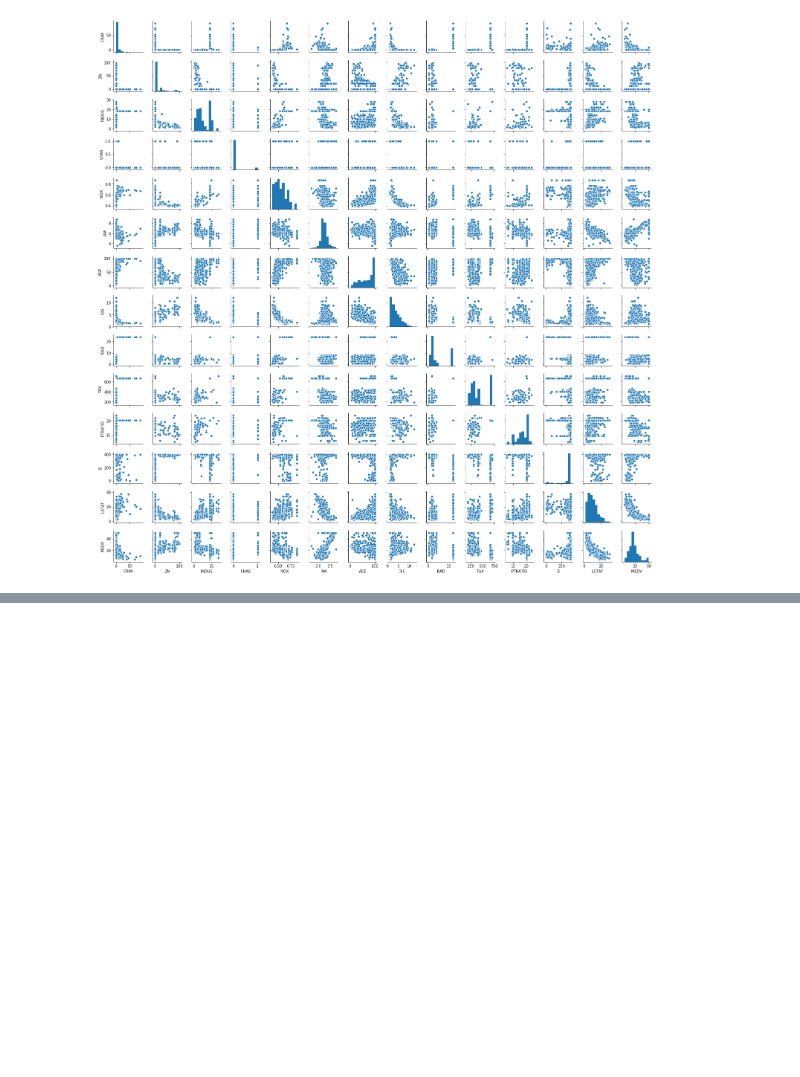
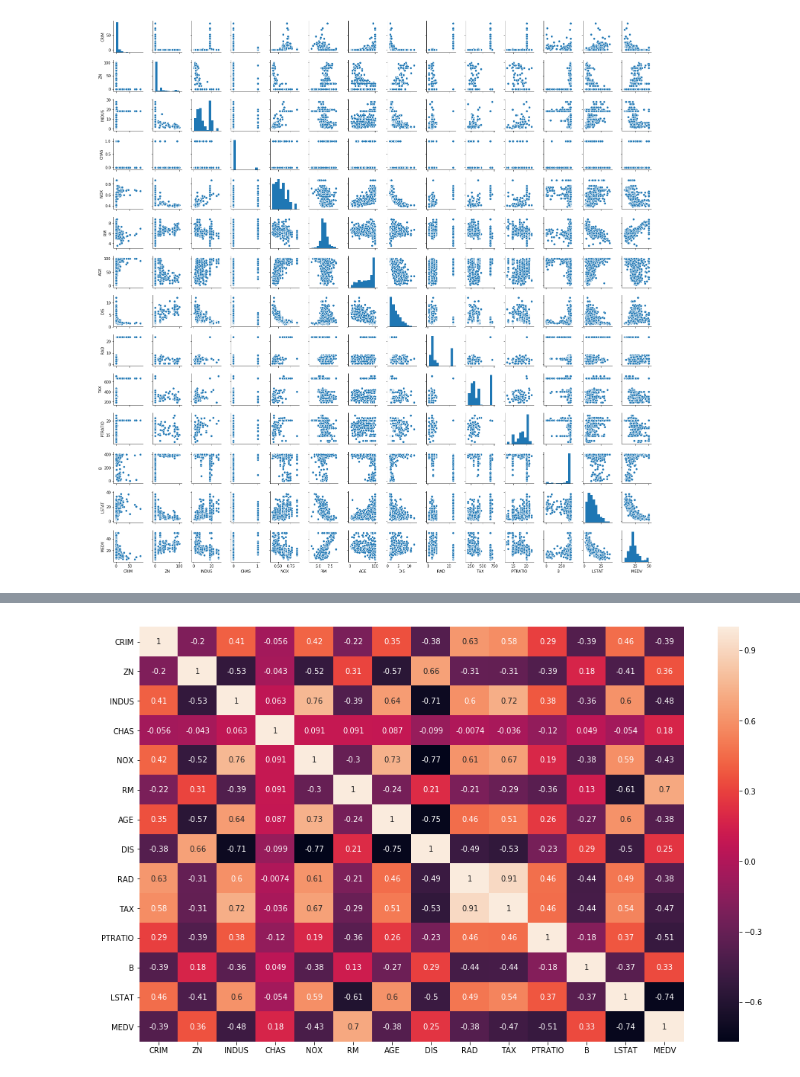
Before and after one commit to bharatblvl/ML, a Jupyter notebook: BostonHousing/BostonHousing.ipynb, the cells around one changed output, grey strips where cells are left out. Saved outputs shown, nothing was run; the diff lists cells and outputs as text; code cells hidden in the pictures; blank space fills up the shorter version.

```diff
--- a/BostonHousing/BostonHousing.ipynb
+++ b/BostonHousing/BostonHousing.ipynb
@@ -77,0 +90,6 @@ df.head()
+# %%
+plt.figure(figsize=(16,10))
+sns.heatmap(df.corr(), annot=True)
+plt.show()
+# %% [output]
+[figure, added]
```
Also changed, not shown: parts of 11 cells of this notebook.
